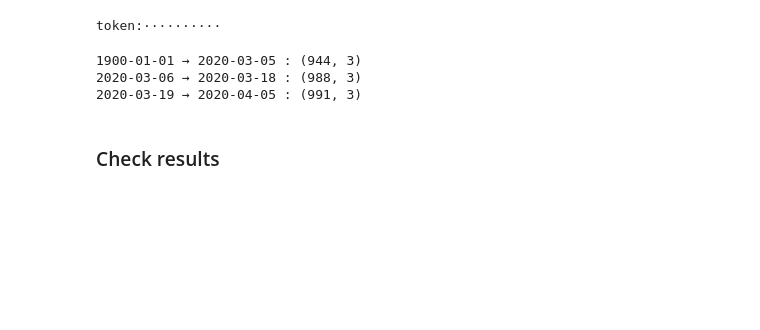
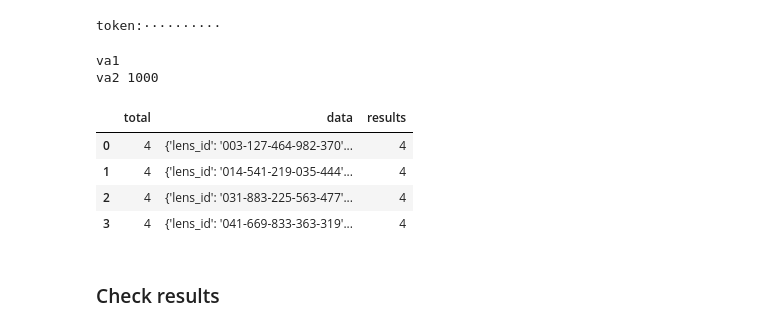
Before and after one commit to restrepo/articles_COVID-19, a Jupyter notebook: lens_covid.ipynb, the cells around one changed output. Drawn from its saved outputs; the diff is of its cells as text; code cells hidden in the pictures; blank space fills up the shorter version.

```diff
--- a/lens_covid.ipynb
+++ b/lens_covid.ipynb
@@ -37,0 +215,19 @@ size=1000
+# %%
+TEST=True
+data=query_terms(title='hola')
+headers = {'Authorization': '{}'.format(token), 'Content-Type': 'application/json'}
+response = requests.post(url, data=data, headers=headers)
+if response.status_code != requests.codes.ok:
+    print(response.status_code)
+    r='[]'
+else:
+    r=response.text
+pd.read_json(r)
+# %% [output]
+va1
+va2 1000
+|  | total | data | results |
+| 0 | 4 | {'lens_id': '003-127-464-982-370'... | 4 |
+| 1 | 4 | {'lens_id': '014-541-219-035-444'... | 4 |
+| 2 | 4 | {'lens_id': '031-883-225-563-477'... | 4 |
+| 3 | 4 | {'lens_id': '041-669-833-363-319'... | 4 |
@@ -166,7 +364,7 @@ for d in ['2020-03-05','2020-03-18',today.strftime('%Y-%m-%d')]:
     print('{} → {} : '.format( start_date.strftime('%Y-%m-%d'),
                               next_date.strftime('%Y-%m-%d') ),
           end='')
-    tmp=get_query(title="covid-19",
+    tmp=get_query(query,title="covid-19",
       range_type="date_published",
       date_ini=start_date.strftime('%Y-%m-%d'),
       date_end=next_date.strftime('%Y-%m-%d'),
@@ -178,11 +376,8 @@ for d in ['2020-03-05','2020-03-18',today.strftime('%Y-%m-%d')]:
     rr=rr.append( tmp  ).reset_index(drop=True)
     start_date=next_date+datetime.timedelta(days=1)
 
+    break
     time.sleep(5)
-# %% [output]
-1900-01-01 → 2020-03-05 : (944, 3)
-2020-03-06 → 2020-03-18 : (988, 3)
-2020-03-19 → 2020-04-05 : (991, 3)
 # %% [markdown]
 ### Check results
 # %%
```
Also changed, not shown: parts of 7 cells of this notebook.
